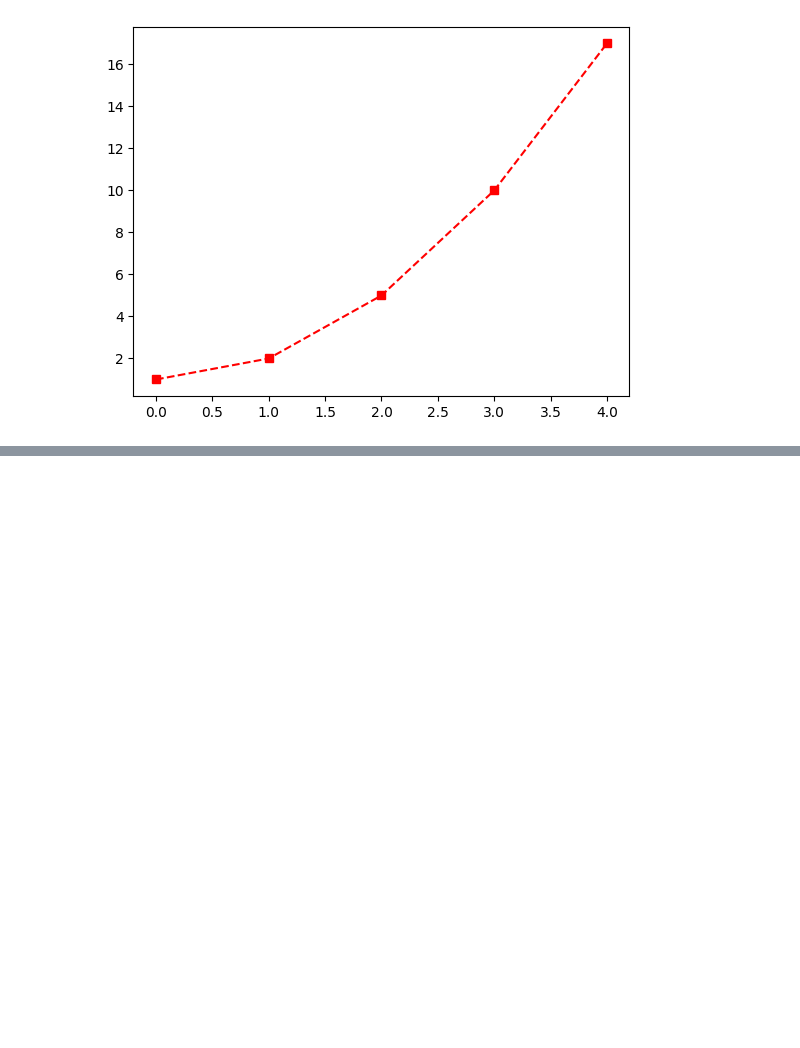
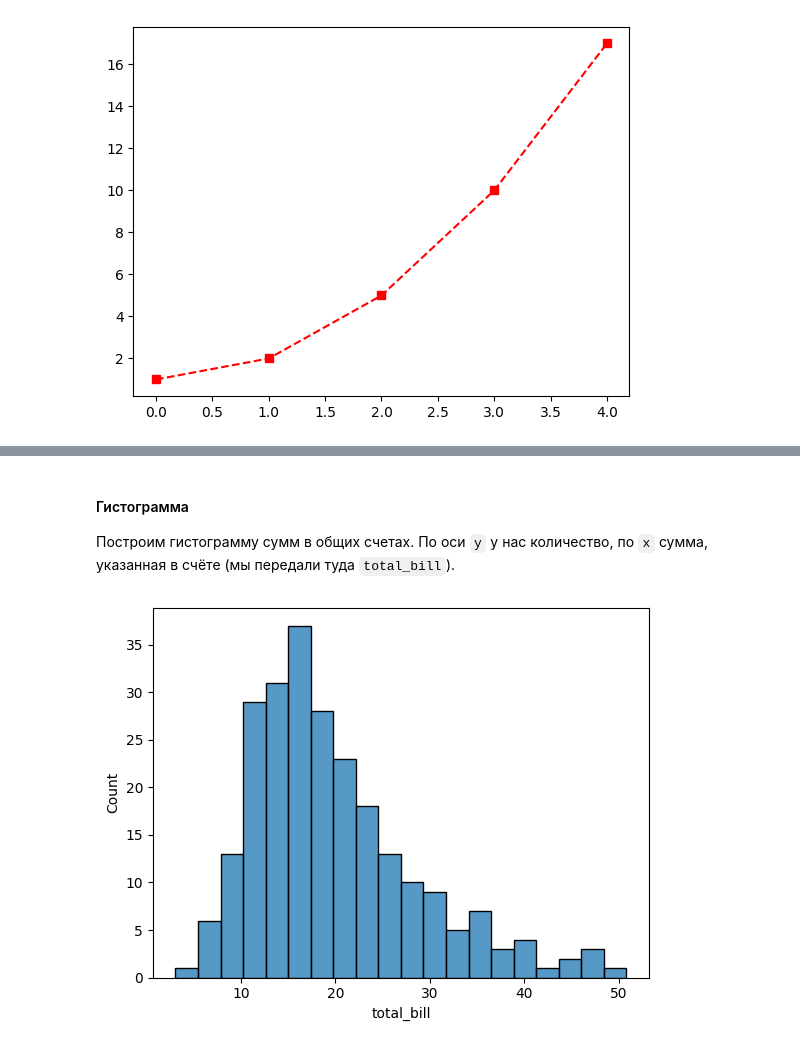
Before and after one commit to dragondangun/em_ml, a Jupyter notebook: 4. Matplotlib и Seaborn/Plots.ipynb, the cells around one changed output, grey strips where cells are left out. Saved outputs shown, nothing was run; the diff lists cells and outputs as text; code cells hidden in the pictures; blank space fills up the shorter version.

```diff
--- a/4. Matplotlib и Seaborn/Plots.ipynb
+++ b/4. Matplotlib и Seaborn/Plots.ipynb
@@ -311,0 +400,3 @@ plt.savefig(file_name)
+# %%
+tips = sns.load_dataset('tips')
+tips.info()
@@ -311,0 +418,10 @@ plt.savefig(file_name)
+# %% [markdown]
+#### Гистограмма
+
+Построим гистограмму сумм в общих счетах. По оси `y` у нас количество, по `x` сумма, указанная в счёте (мы передали туда `total_bill`).
+# %%
+sns.histplot(data=tips, x='total_bill', bins=20)
+plt.show() # работает и без этой функции, но не забываем про хорошие
+           # манеры
+# %% [output]
+[figure, added]
```
Also changed, not shown: parts of 30 cells of this notebook.
